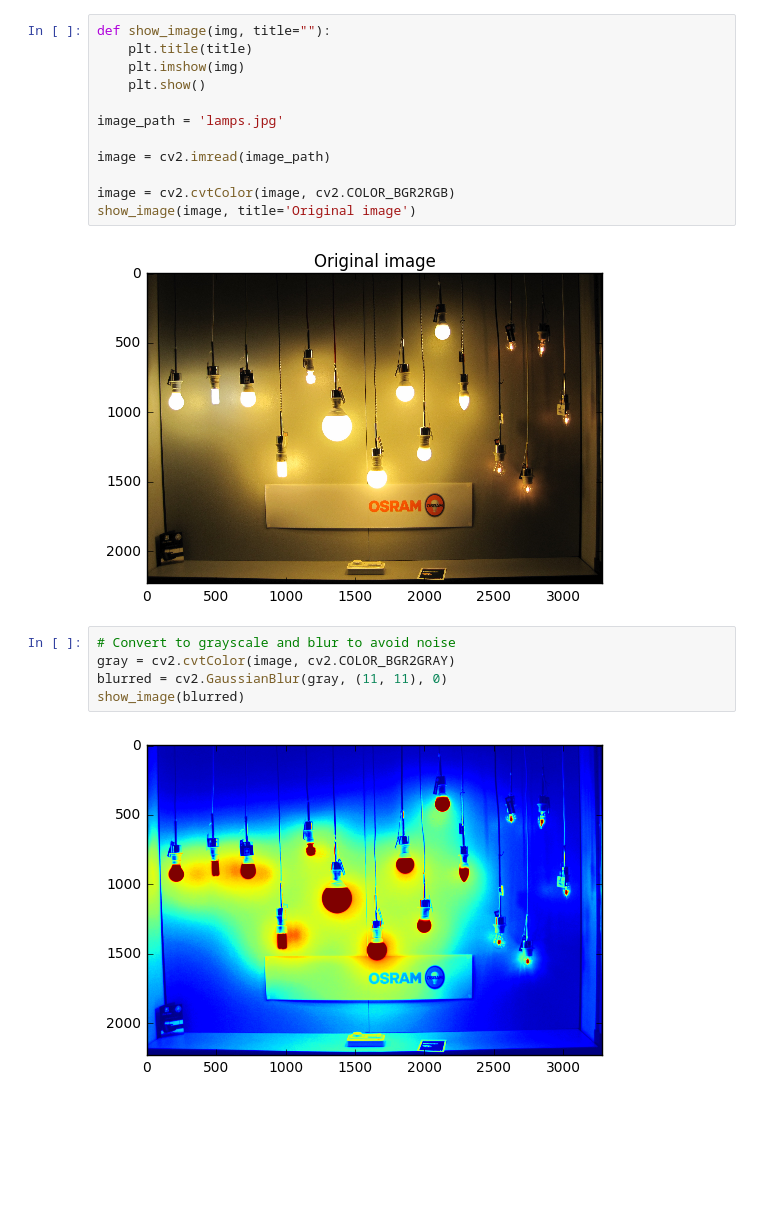
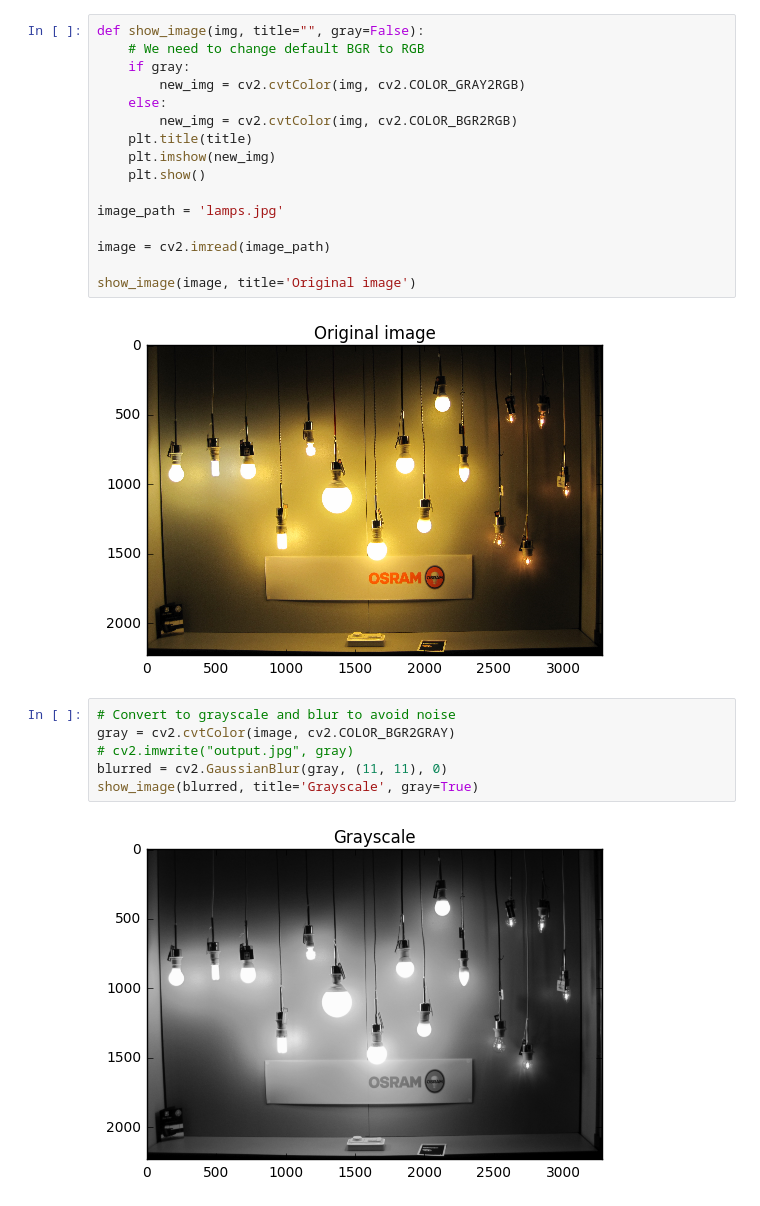
Before and after one commit to MrLokans/opencv-misc, a Jupyter notebook: detect_bright_spots.ipynb, the cells around one changed output. Cells and saved outputs as stored; diff of their text form; blank space fills up the shorter version.

Commit message:
Image blurring and rendering issues fixed.

```diff
--- a/detect_bright_spots.ipynb
+++ b/detect_bright_spots.ipynb
@@ -3,23 +3,28 @@
 import cv2
 from matplotlib import pyplot as plt
 # %%
-def show_image(img, title=""):
+def show_image(img, title="", gray=False):
+    # We need to change default BGR to RGB
+    if gray:
+        new_img = cv2.cvtColor(img, cv2.COLOR_GRAY2RGB)
+    else:
+        new_img = cv2.cvtColor(img, cv2.COLOR_BGR2RGB)
     plt.title(title)
-    plt.imshow(img)
+    plt.imshow(new_img)
     plt.show()
 
 image_path = 'lamps.jpg'
 
 image = cv2.imread(image_path)
 
-image = cv2.cvtColor(image, cv2.COLOR_BGR2RGB)
 show_image(image, title='Original image')
 # %% [output]
 [figure]
 # %%
 # Convert to grayscale and blur to avoid noise
 gray = cv2.cvtColor(image, cv2.COLOR_BGR2GRAY)
+# cv2.imwrite("output.jpg", gray)
 blurred = cv2.GaussianBlur(gray, (11, 11), 0)
-show_image(blurred)
+show_image(blurred, title='Grayscale', gray=True)
 # %% [output]
-[figure, old version]
+[figure, new version]
```
